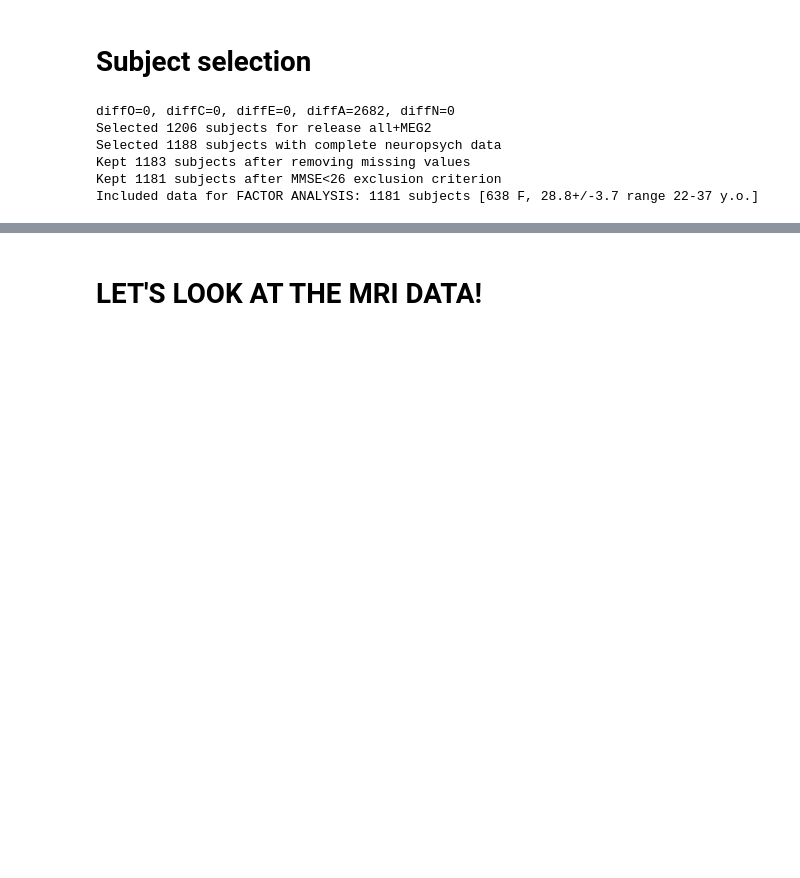
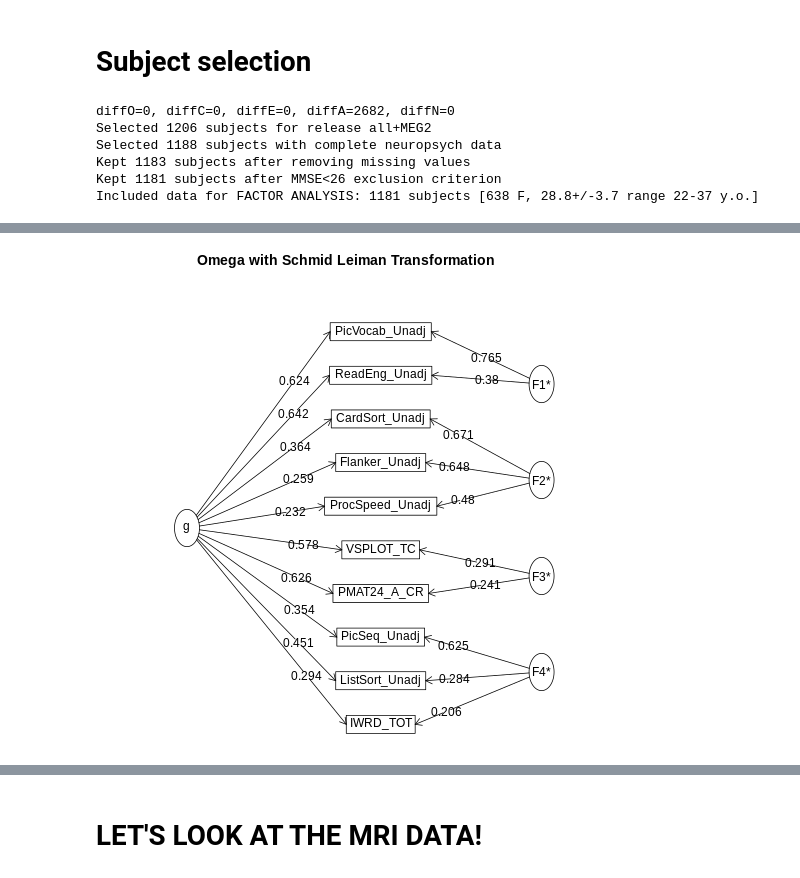
Before and after one commit to paola-g/HCP_MRI-behavior, a Jupyter notebook: intelligence_TASK+REST.ipynb, the cells around one changed output, grey strips where cells are left out. Saved outputs shown, nothing was run; the diff lists cells and outputs as text; code cells hidden in the pictures; blank space fills up the shorter version.

```diff
--- a/intelligence_TASK+REST.ipynb
+++ b/intelligence_TASK+REST.ipynb
@@ -210,0 +430,8 @@ Included data for FACTOR ANALYSIS: 1181 subjects [638 F, 28.8+/-3.7 range 22-37
+# %%
+%%R -w 500 -h 500 -o b4Scores
+
+diagram(b4,digits=3,cut=.2)
+# export scores
+b4Scores    <- factor.scores(cogdf,b4$schmid$sl[,1:5])$scores
+# %% [output]
+[figure, added]
```
Also changed, not shown: parts of 24 cells of this notebook, 1 other file.
